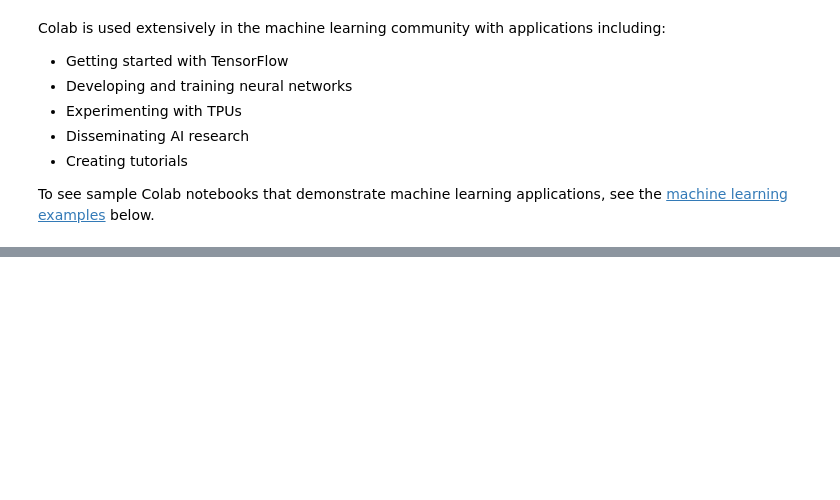
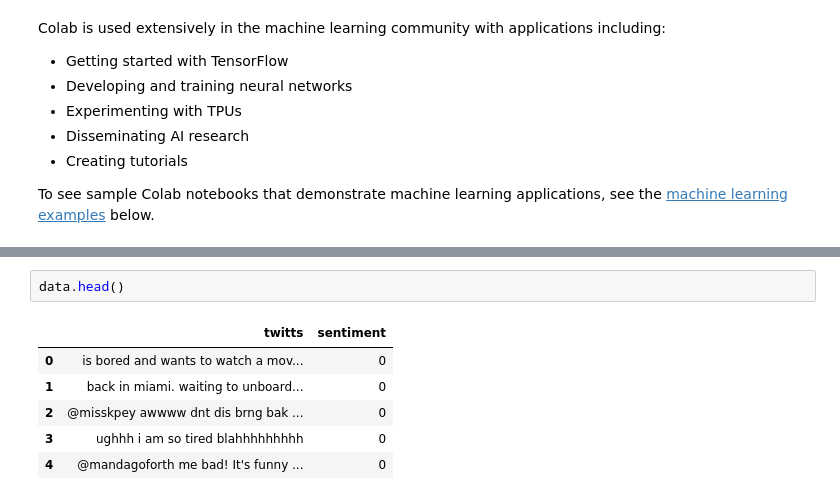
Before and after one commit to vaishali28h-crypto/NLP-LAB, a Jupyter notebook: Copy_of_Welcome_To_Colab.ipynb, the cells around one changed output, grey strips where cells are left out. Drawn from its saved outputs; the diff is of its cells as text; blank space fills up the shorter version.

```diff
--- a/Copy_of_Welcome_To_Colab.ipynb
+++ b/Copy_of_Welcome_To_Colab.ipynb
@@ -282,0 +257,9 @@ for sent in doc. sents:
+# %%
+data.head()
+# %% [output]
+|  | twitts | sentiment |
+| 0 | is bored and wants to watch a mov... | 0 |
+| 1 | back in miami. waiting to unboard... | 0 |
+| 2 | @misskpey awwww dnt dis brng bak ... | 0 |
+| 3 | ughhh i am so tired blahhhhhhhhh | 0 |
+| 4 | @mandagoforth me bad! It's funny ... | 0 |
```
Also changed, not shown: parts of 26 cells of this notebook.
